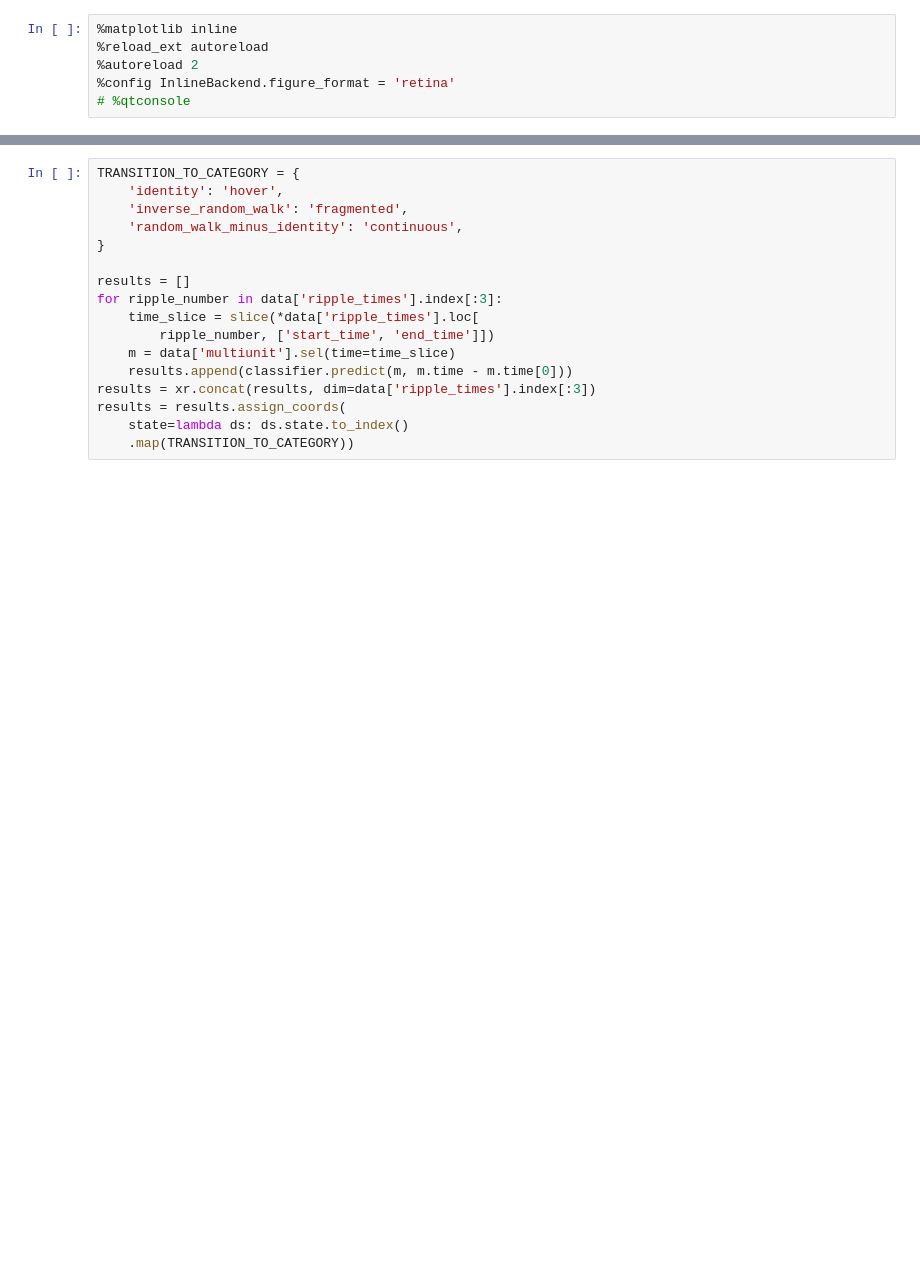
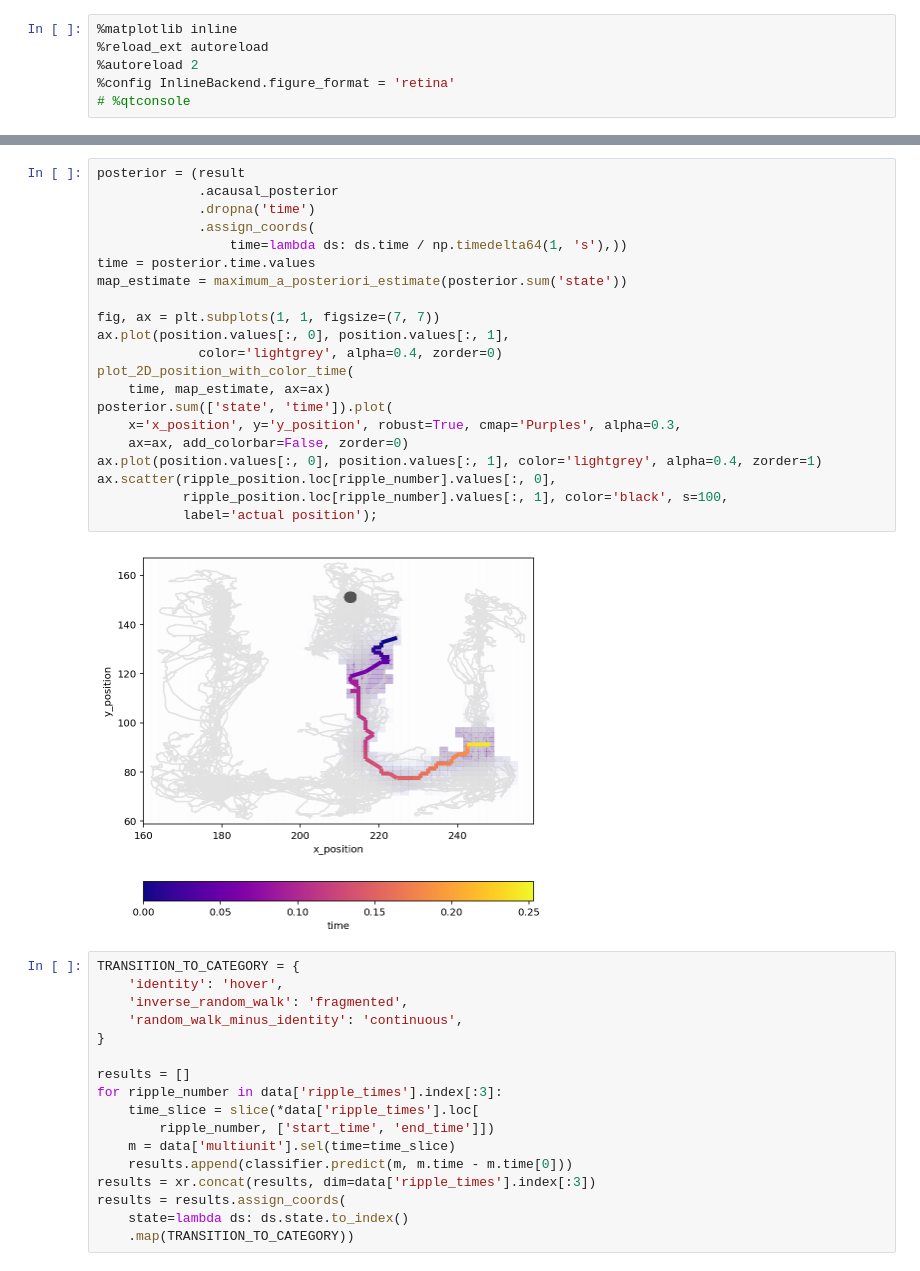
Before and after one commit to Eden-Kramer-Lab/replay_trajectory_paper, a Jupyter notebook: notebooks/Test_Real_Data_Clusterless.ipynb, the cells around one changed output, grey strips where cells are left out. Saved outputs shown, nothing was run; the diff lists cells and outputs as text; blank space fills up the shorter version.

```diff
--- a/notebooks/Test_Real_Data_Clusterless.ipynb
+++ b/notebooks/Test_Real_Data_Clusterless.ipynb
@@ -103,3 +116,26 @@ ax.legend()
+# %%
+posterior = (result
+             .acausal_posterior
+             .dropna('time')
+             .assign_coords(
+                 time=lambda ds: ds.time / np.timedelta64(1, 's'),))
+time = posterior.time.values
+map_estimate = maximum_a_posteriori_estimate(posterior.sum('state'))
+
+fig, ax = plt.subplots(1, 1, figsize=(7, 7))
+ax.plot(position.values[:, 0], position.values[:, 1],
+             color='lightgrey', alpha=0.4, zorder=0)
+plot_2D_position_with_color_time(
+    time, map_estimate, ax=ax)
+posterior.sum(['state', 'time']).plot(
+    x='x_position', y='y_position', robust=True, cmap='Purples', alpha=0.3,
+    ax=ax, add_colorbar=False, zorder=0)
+ax.plot(position.values[:, 0], position.values[:, 1], color='lightgrey', alpha=0.4, zorder=1)
+ax.scatter(ripple_position.loc[ripple_number].values[:, 0],
+           ripple_position.loc[ripple_number].values[:, 1], color='black', s=100,
+           label='actual position');
+# %% [output]
+[figure, added]
 # %%
 TRANSITION_TO_CATEGORY = {
     'identity': 'hover',
```
Also changed, not shown: parts of 24 cells of this notebook, 4 other files.
